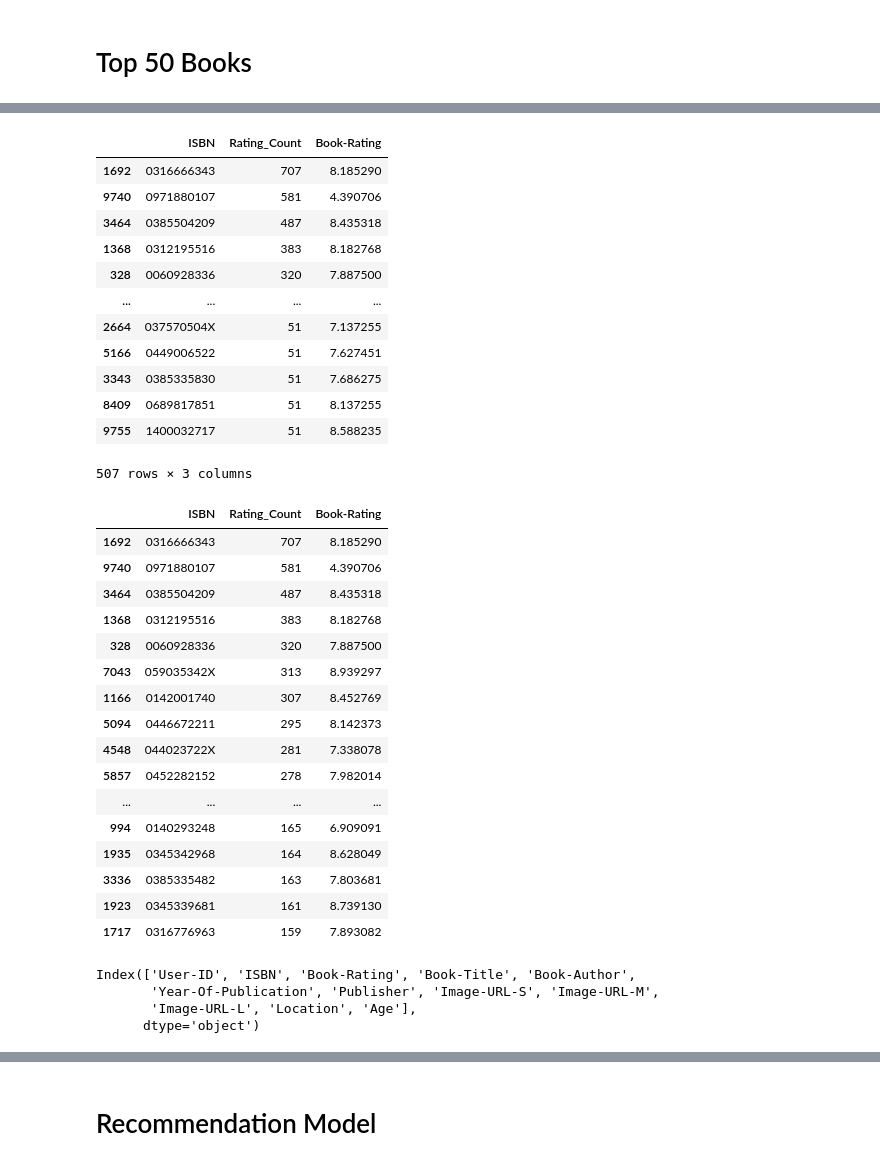
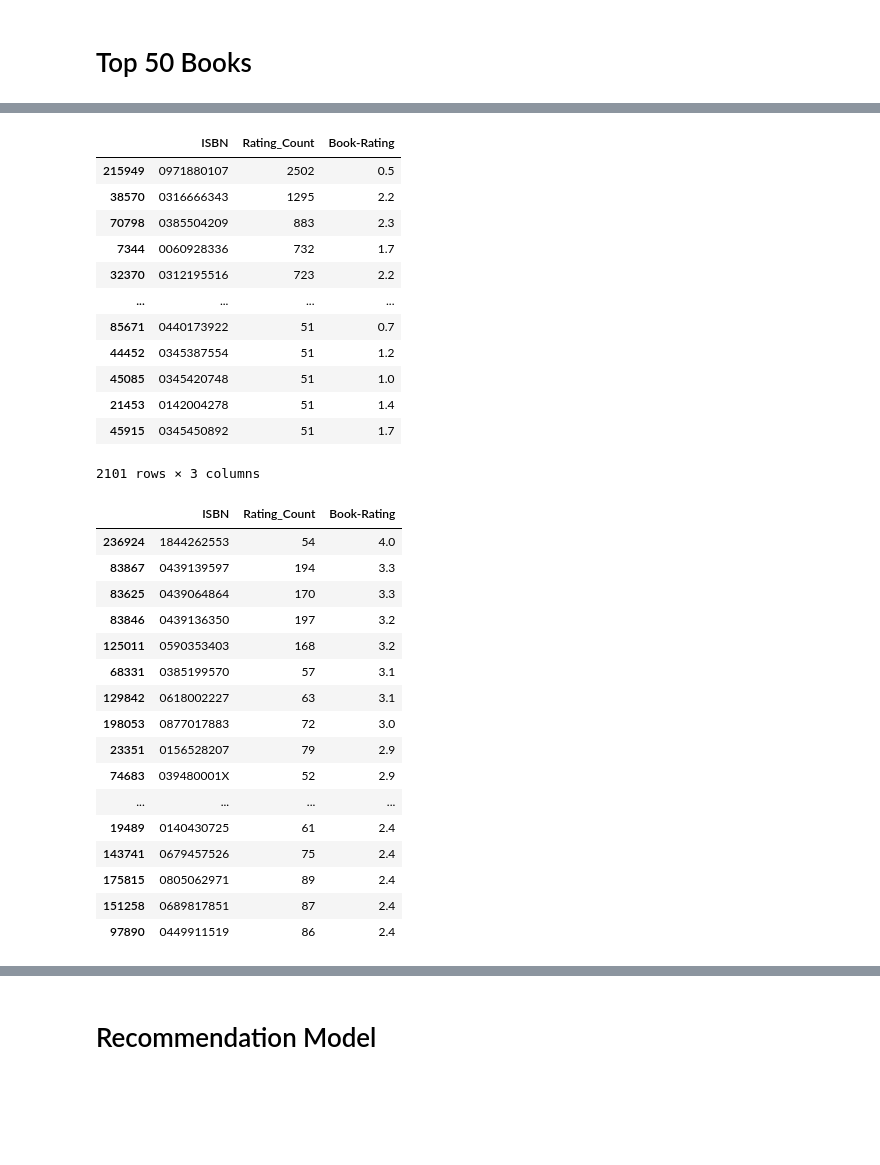
Before and after one commit to AnshulSGarg/Book-Recommender-System, a Jupyter notebook: Recommender_Model.ipynb, the cells around one changed output, grey strips where cells are left out. Saved outputs shown, nothing was run; the diff lists cells and outputs as text; code cells hidden in the pictures; blank space fills up the shorter version.

```diff
--- a/Recommender_Model.ipynb
+++ b/Recommender_Model.ipynb
@@ -420,6 +420,7 @@ Name: count, dtype: int64
 top50_books_df = final_df.groupby('ISBN').agg({'User-ID': 'count', 'Book-Rating': 'mean'}).reset_index()
 top50_books_df.rename(columns={'User-ID':'Rating_Count'}, inplace=True)
 top50_books_df = top50_books_df.sort_values('Rating_Count', ascending=False)
+top50_books_df['Book-Rating'] = (top50_books_df['Book-Rating']/2).round(1)
 top50_books_df
 # %% [output]
 |  | ISBN | Rating_Count | Book-Rating |
@@ -445,46 +446,39 @@ top50_books_df = top50_books_df[top50_books_df['Rating_Count']>50]
 top50_books_df
 # %% [output]
 |  | ISBN | Rating_Count | Book-Rating |
-| 1692 | 0316666343 | 707 | 8.185290 |
-| 9740 | 0971880107 | 581 | 4.390706 |
-| 3464 | 0385504209 | 487 | 8.435318 |
-| 1368 | 0312195516 | 383 | 8.182768 |
-| 328 | 0060928336 | 320 | 7.887500 |
+| 215949 | 0971880107 | 2502 | 0.5 |
+| 38570 | 0316666343 | 1295 | 2.2 |
+| 70798 | 0385504209 | 883 | 2.3 |
+| 7344 | 0060928336 | 732 | 1.7 |
+| 32370 | 0312195516 | 723 | 2.2 |
 | ... | ... | ... | ... |
-| 2664 | 037570504X | 51 | 7.137255 |
-| 5166 | 0449006522 | 51 | 7.627451 |
-| 3343 | 0385335830 | 51 | 7.686275 |
-| 8409 | 0689817851 | 51 | 8.137255 |
-| 9755 | 1400032717 | 51 | 8.588235 |
+| 85671 | 0440173922 | 51 | 0.7 |
+| 44452 | 0345387554 | 51 | 1.2 |
+| 45085 | 0345420748 | 51 | 1.0 |
+| 21453 | 0142004278 | 51 | 1.4 |
+| 45915 | 0345450892 | 51 | 1.7 |
-507 rows × 3 columns
+2101 rows × 3 columns
 # %%
-top50_books_df = top50_books_df.head(50)
+top50_books_df = top50_books_df.sort_values('Book-Rating', ascending=False).head(50)
 top50_books_df
 # %% [output]
 |  | ISBN | Rating_Count | Book-Rating |
-| 1692 | 0316666343 | 707 | 8.185290 |
-| 9740 | 0971880107 | 581 | 4.390706 |
-| 3464 | 0385504209 | 487 | 8.435318 |
-| 1368 | 0312195516 | 383 | 8.182768 |
-| 328 | 0060928336 | 320 | 7.887500 |
-| 7043 | 059035342X | 313 | 8.939297 |
-| 1166 | 0142001740 | 307 | 8.452769 |
-| 5094 | 0446672211 | 295 | 8.142373 |
-| 4548 | 044023722X | 281 | 7.338078 |
-| 5857 | 0452282152 | 278 | 7.982014 |
+| 236924 | 1844262553 | 54 | 4.0 |
+| 83867 | 0439139597 | 194 | 3.3 |
+| 83625 | 0439064864 | 170 | 3.3 |
+| 83846 | 0439136350 | 197 | 3.2 |
+| 125011 | 0590353403 | 168 | 3.2 |
+| 68331 | 0385199570 | 57 | 3.1 |
+| 129842 | 0618002227 | 63 | 3.1 |
+| 198053 | 0877017883 | 72 | 3.0 |
+| 23351 | 0156528207 | 79 | 2.9 |
+| 74683 | 039480001X | 52 | 2.9 |
 | ... | ... | ... | ... |
-| 994 | 0140293248 | 165 | 6.909091 |
-| 1935 | 0345342968 | 164 | 8.628049 |
-| 3336 | 0385335482 | 163 | 7.803681 |
-| 1923 | 0345339681 | 161 | 8.739130 |
-| 1717 | 0316776963 | 159 | 7.893082 |
+| 19489 | 0140430725 | 61 | 2.4 |
+| 143741 | 0679457526 | 75 | 2.4 |
+| 175815 | 0805062971 | 89 | 2.4 |
+| 151258 | 0689817851 | 87 | 2.4 |
+| 97890 | 0449911519 | 86 | 2.4 |
-# %%
-final_df.columns
-# %% [output]
-Index(['User-ID', 'ISBN', 'Book-Rating', 'Book-Title', 'Book-Author',
-       'Year-Of-Publication', 'Publisher', 'Image-URL-S', 'Image-URL-M',
-       'Image-URL-L', 'Location', 'Age'],
-      dtype='object')
 # %%
 top50_books_df = pd.merge(top50_books_df, books_df[['ISBN','Book-Title', 'Book-Author',
        'Year-Of-Publication', 'Publisher', 'Image-URL-S', 'Image-URL-M',
```
Also changed, not shown: parts of 3 cells of this notebook.
